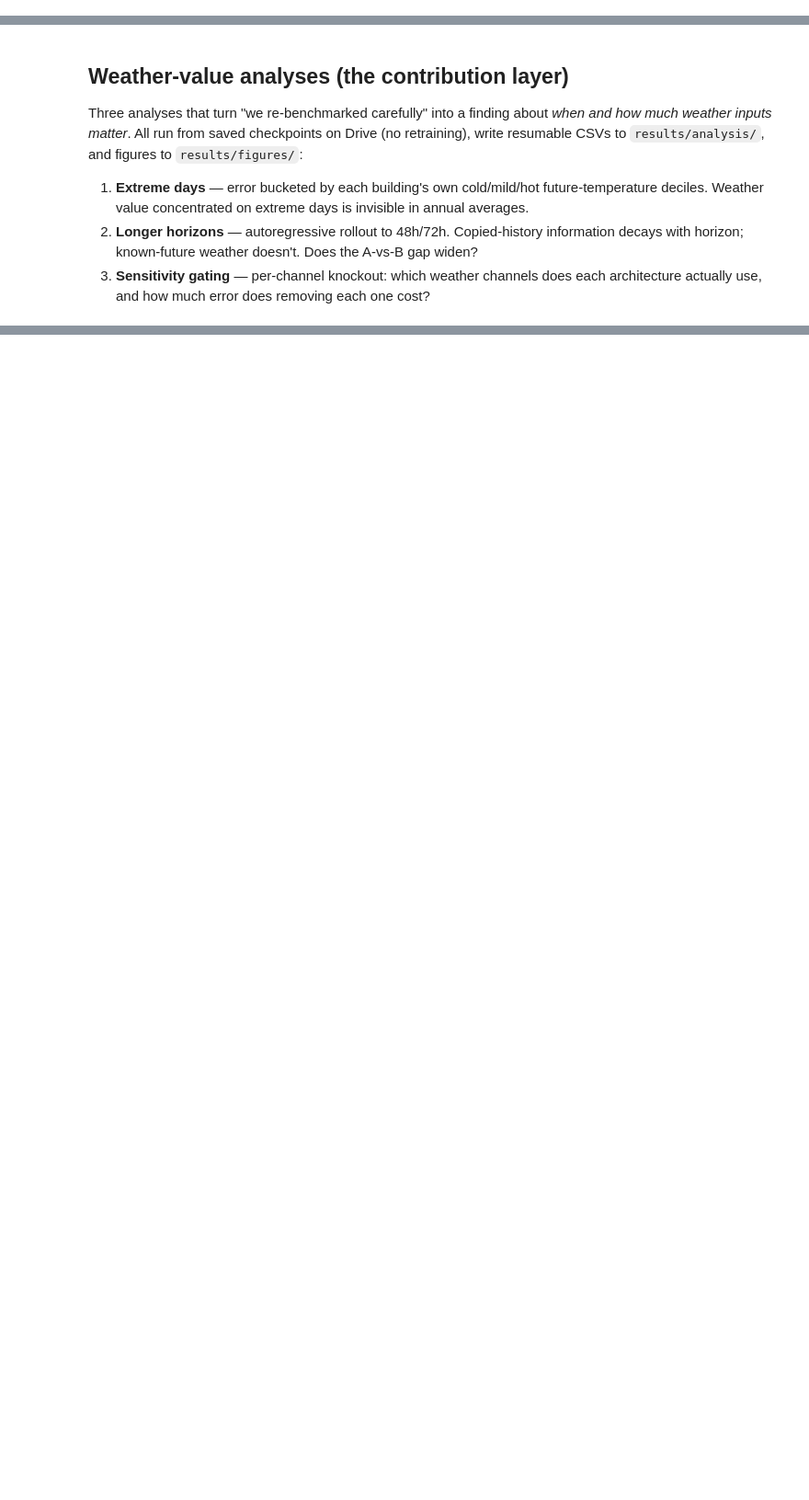
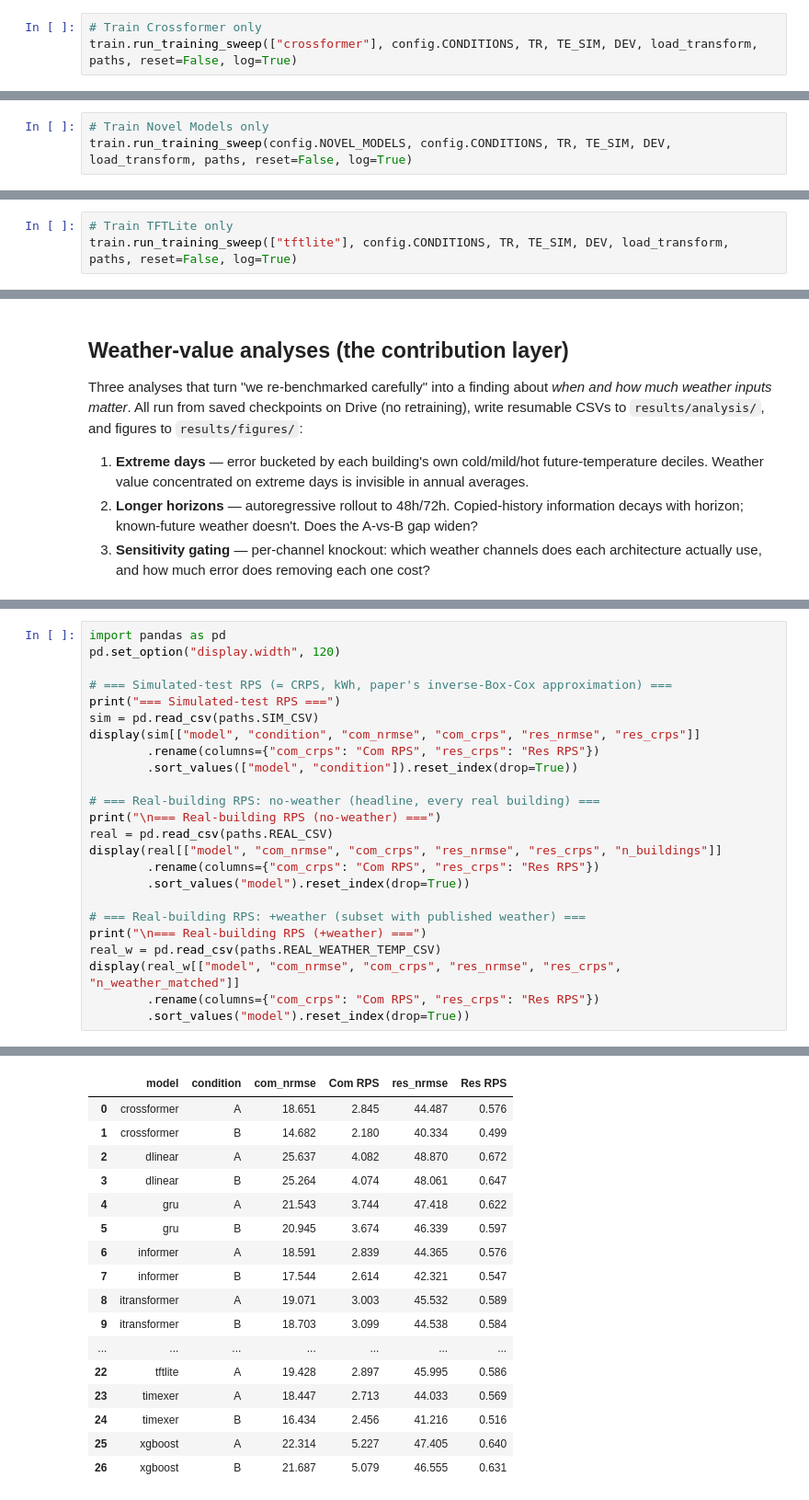
Before and after one commit to nm-quan/Building-Bench-Future-Works, a Jupyter notebook: study.ipynb, the cells around one changed output, grey strips where cells are left out. Shown at 92% size. Drawn from its saved outputs; the diff is of its cells as text; blank space fills up the shorter version.

```diff
--- a/study.ipynb
+++ b/study.ipynb
@@ -218,0 +360,3 @@ train.run_training_sweep(config.ALL_MODELS, config.CONDITIONS, TR, TE_SIM, DEV,
+# %%
+# Train Crossformer only
+train.run_training_sweep(["crossformer"], config.CONDITIONS, TR, TE_SIM, DEV, load_transform, paths, reset=False, log=True)
@@ -218,0 +381,3 @@ train.run_training_sweep(config.ALL_MODELS, config.CONDITIONS, TR, TE_SIM, DEV,
+# %%
+# Train Novel Models only
+train.run_training_sweep(config.NOVEL_MODELS, config.CONDITIONS, TR, TE_SIM, DEV, load_transform, paths, reset=False, log=True)
@@ -218,0 +403,3 @@ train.run_training_sweep(config.ALL_MODELS, config.CONDITIONS, TR, TE_SIM, DEV,
+# %%
+# Train TFTLite only
+train.run_training_sweep(["tftlite"], config.CONDITIONS, TR, TE_SIM, DEV, load_transform, paths, reset=False, log=True)
@@ -558,0 +920,25 @@ print("are recorded in the results file of the session that trained them (v1/v2
+# %%
+import pandas as pd
+pd.set_option("display.width", 120)
+
+# === Simulated-test RPS (= CRPS, kWh, paper's inverse-Box-Cox approximation) ===
+print("=== Simulated-test RPS ===")
+sim = pd.read_csv(paths.SIM_CSV)
+display(sim[["model", "condition", "com_nrmse", "com_crps", "res_nrmse", "res_crps"]]
+        .rename(columns={"com_crps": "Com RPS", "res_crps": "Res RPS"})
+        .sort_values(["model", "condition"]).reset_index(drop=True))
+
+# === Real-building RPS: no-weather (headline, every real building) ===
+print("\n=== Real-building RPS (no-weather) ===")
+real = pd.read_csv(paths.REAL_CSV)
+display(real[["model", "com_nrmse", "com_crps", "res_nrmse", "res_crps", "n_buildings"]]
+        .rename(columns={"com_crps": "Com RPS", "res_crps": "Res RPS"})
+        .sort_values("model").reset_index(drop=True))
+
+# === Real-building RPS: +weather (subset with published weather) ===
+print("\n=== Real-building RPS (+weather) ===")
+real_w = pd.read_csv(paths.REAL_WEATHER_TEMP_CSV)
+display(real_w[["model", "com_nrmse", "com_crps", "res_nrmse", "res_crps", "n_weather_matched"]]
+        .rename(columns={"com_crps": "Com RPS", "res_crps": "Res RPS"})
+        .sort_values("model").reset_index(drop=True))
+# %% [output]
@@ -558,0 +946,17 @@ print("are recorded in the results file of the session that trained them (v1/v2
+|  | model | condition | com_nrmse | Com RPS | res_nrmse | Res RPS |
+| 0 | crossformer | A | 18.651 | 2.845 | 44.487 | 0.576 |
+| 1 | crossformer | B | 14.682 | 2.180 | 40.334 | 0.499 |
+| 2 | dlinear | A | 25.637 | 4.082 | 48.870 | 0.672 |
+| 3 | dlinear | B | 25.264 | 4.074 | 48.061 | 0.647 |
+| 4 | gru | A | 21.543 | 3.744 | 47.418 | 0.622 |
+| 5 | gru | B | 20.945 | 3.674 | 46.339 | 0.597 |
+| 6 | informer | A | 18.591 | 2.839 | 44.365 | 0.576 |
+| 7 | informer | B | 17.544 | 2.614 | 42.321 | 0.547 |
+| 8 | itransformer | A | 19.071 | 3.003 | 45.532 | 0.589 |
+| 9 | itransformer | B | 18.703 | 3.099 | 44.538 | 0.584 |
+| ... | ... | ... | ... | ... | ... | ... |
+| 22 | tftlite | A | 19.428 | 2.897 | 45.995 | 0.586 |
+| 23 | timexer | A | 18.447 | 2.713 | 44.033 | 0.569 |
+| 24 | timexer | B | 16.434 | 2.456 | 41.216 | 0.516 |
+| 25 | xgboost | A | 22.314 | 5.227 | 47.405 | 0.640 |
+| 26 | xgboost | B | 21.687 | 5.079 | 46.555 | 0.631 |
```
Also changed, not shown: parts of 24 cells of this notebook.
